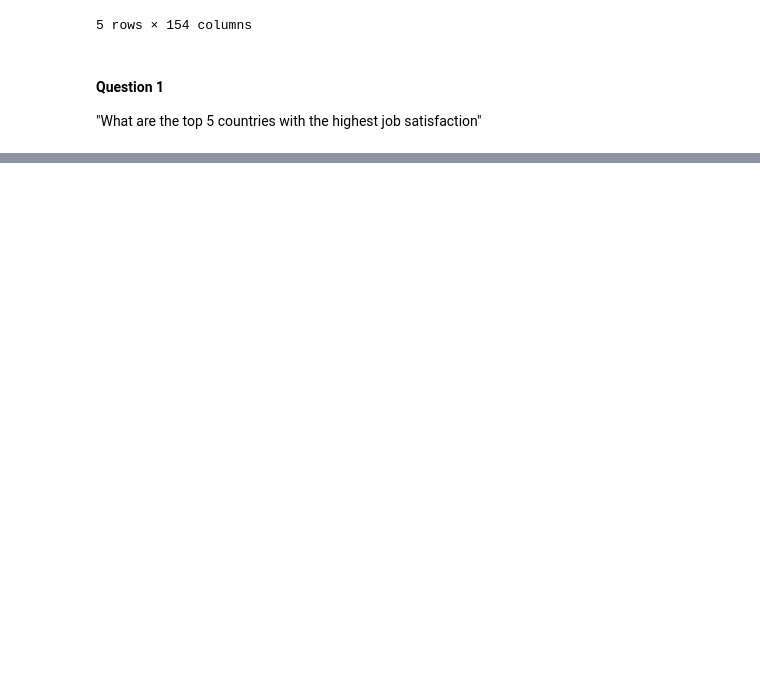
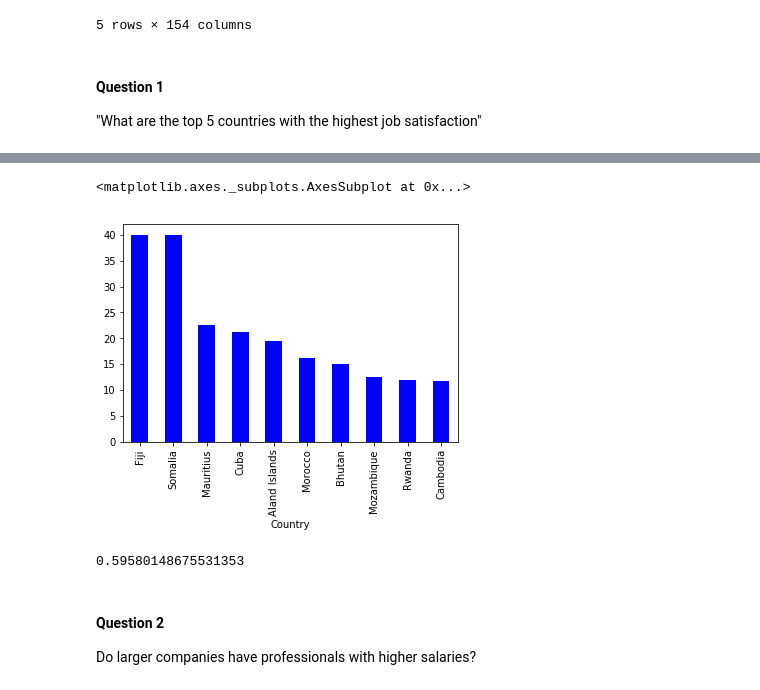
Before and after one commit to franckyvaval/Write-A-Data-Science-Blog-Post, a Jupyter notebook: Write a Data science blogpost.ipynb, the cells around one changed output, grey strips where cells are left out. Saved outputs shown, nothing was run; the diff lists cells and outputs as text; code cells hidden in the pictures; blank space fills up the shorter version.

```diff
--- a/Write a Data science blogpost.ipynb
+++ b/Write a Data science blogpost.ipynb
@@ -40,0 +45,16 @@ Name: JobSatisfaction, dtype: float64
+# %%
+# Group HoursPerWeek by Country
+mostWorked = df.groupby(['Country']).mean()['HoursPerWeek'].sort_values(ascending=[False]).dropna()
+# %%
+(mostWorked[:10]).plot(kind="bar", color=('blue'))
+# %% [output]
+<matplotlib.axes._subplots.AxesSubplot at 0x...>
+[figure, added]
+# %%
+# proportion of missing values in the HoursPerWeek column
+df['HoursPerWeek'].isnull().mean()
+# %% [output]
+0.59580148675531353
+# %% [markdown]
+#### Question 2
+Do larger companies have professionals with higher salaries?
```
Also changed, not shown: parts of 8 cells of this notebook.
